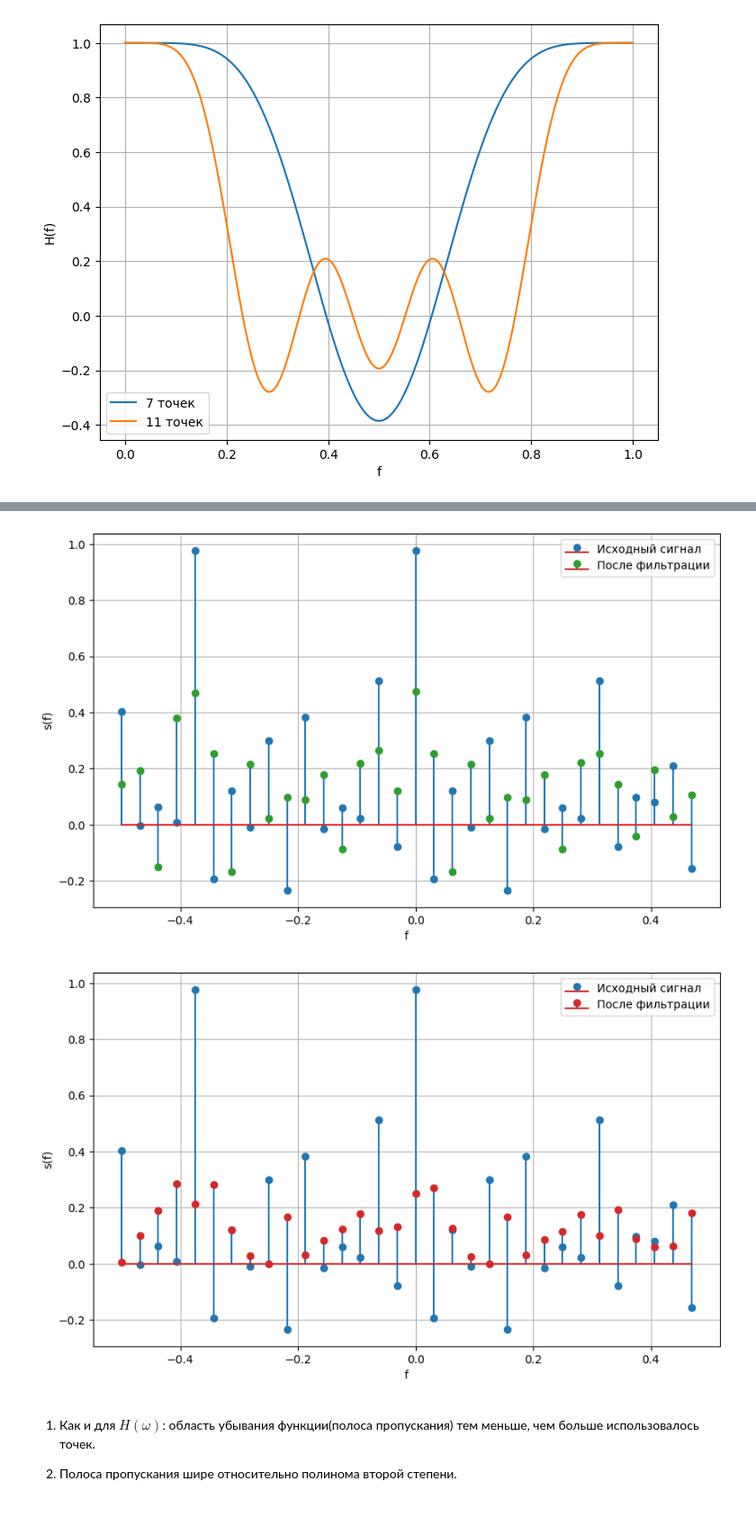
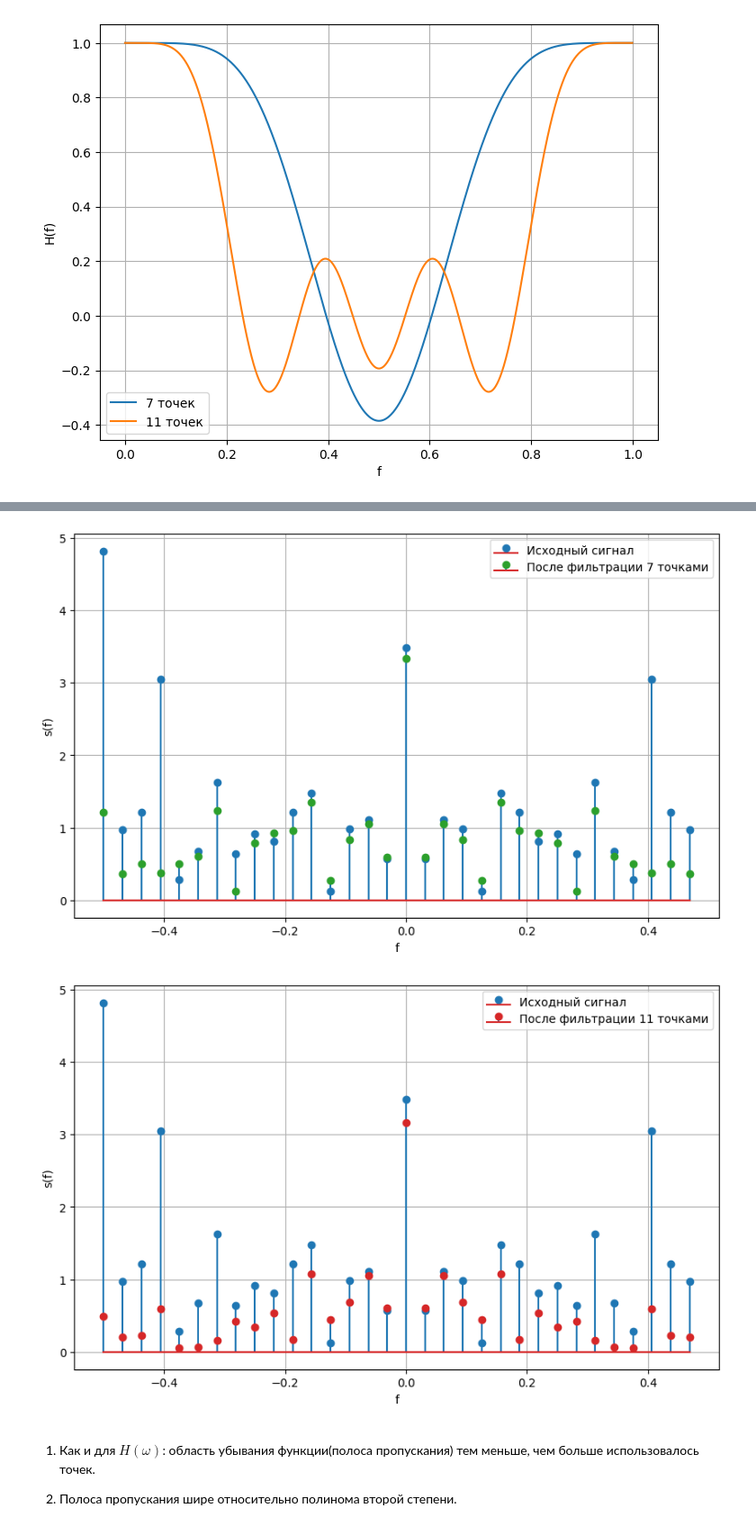
Before and after one commit to the-mvi/dsp-2023, a Jupyter notebook: 0304_Guryanov_SO_Nikitin_DE/task5.ipynb, the cells around one changed output, grey strips where cells are left out. Shown at 90% size. Drawn from its saved outputs; the diff is of its cells as text; code cells hidden in the pictures.

```diff
--- a/0304_Guryanov_SO_Nikitin_DE/task5.ipynb
+++ b/0304_Guryanov_SO_Nikitin_DE/task5.ipynb
@@ -353,30 +353,30 @@ plt.show()
 # %%
 f = fftfreq(N + 1, T)
-s5 = np.abs(furie(s5))
+s7 = np.abs(furie(s7))
 
 plt.figure(figsize=(10, 6))
-plt.stem(f, s, label="Исходный сигнал")
-plt.stem(f, s7, markerfmt="C2o", label="После фильтрации")
+plt.stem(f, x, label="Исходный сигнал")
+plt.stem(f, s7, markerfmt="C2o", label="После фильтрации 7 точками")
 plt.ylabel("s(f)")
 plt.xlabel("f")
 plt.legend()
 plt.grid()
 plt.show()
 
 
-s9 = np.abs(furie(s9))
+s11 = np.abs(furie(s11))
 
 plt.figure(figsize=(10, 6))
-plt.stem(f, s, label="Исходный сигнал")
-plt.stem(f, s11, markerfmt="C3o", label="После фильтрации")
+plt.stem(f, x, label="Исходный сигнал")
+plt.stem(f, s11, markerfmt="C3o", label="После фильтрации 11 точками")
 plt.ylabel("s(f)")
 plt.xlabel("f")
 plt.legend()
 plt.grid()
 plt.show()
 # %% [output]
-[figure, old version]
+[figure, new version]
-[figure, old version]
+[figure, new version]
 # %% [markdown]
 1) Как и для $H(\omega)$: область убывания функции(полоса пропускания) тем меньше, чем больше использовалось точек.
 
```
Also changed, not shown: parts of 8 cells of this notebook.
